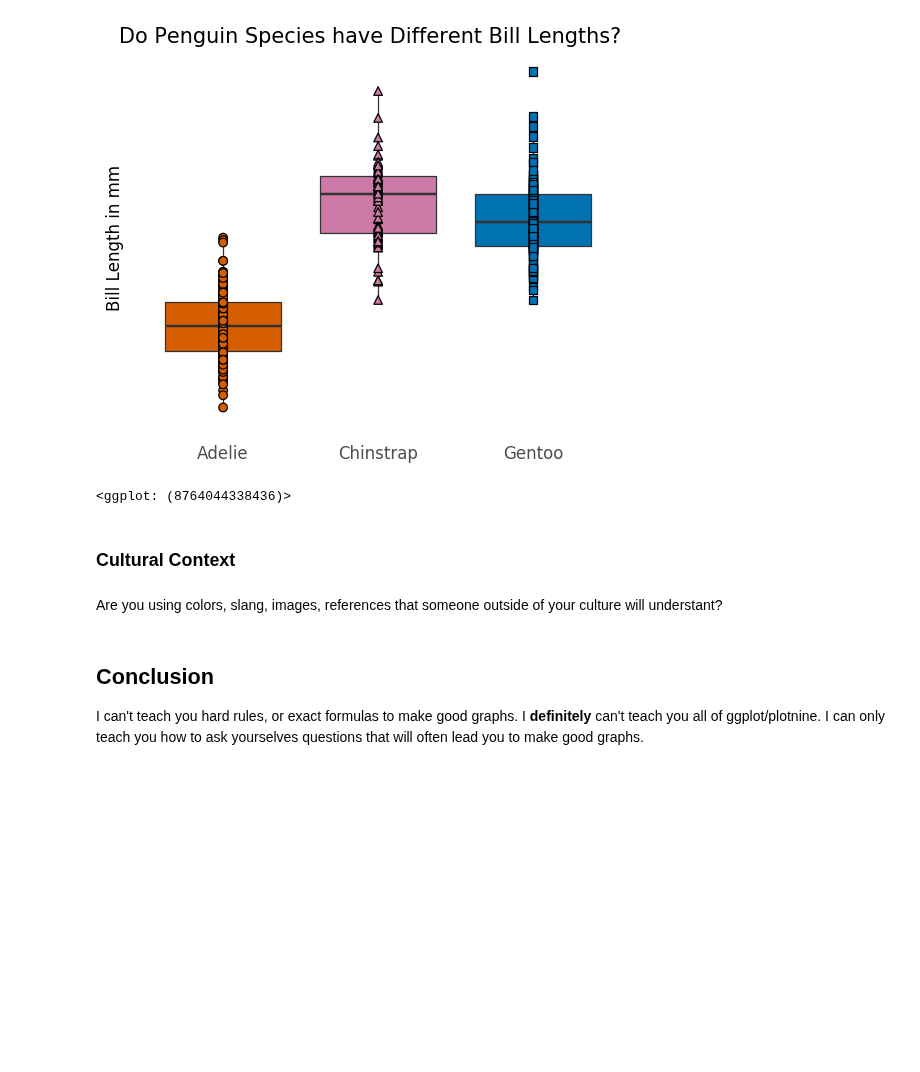
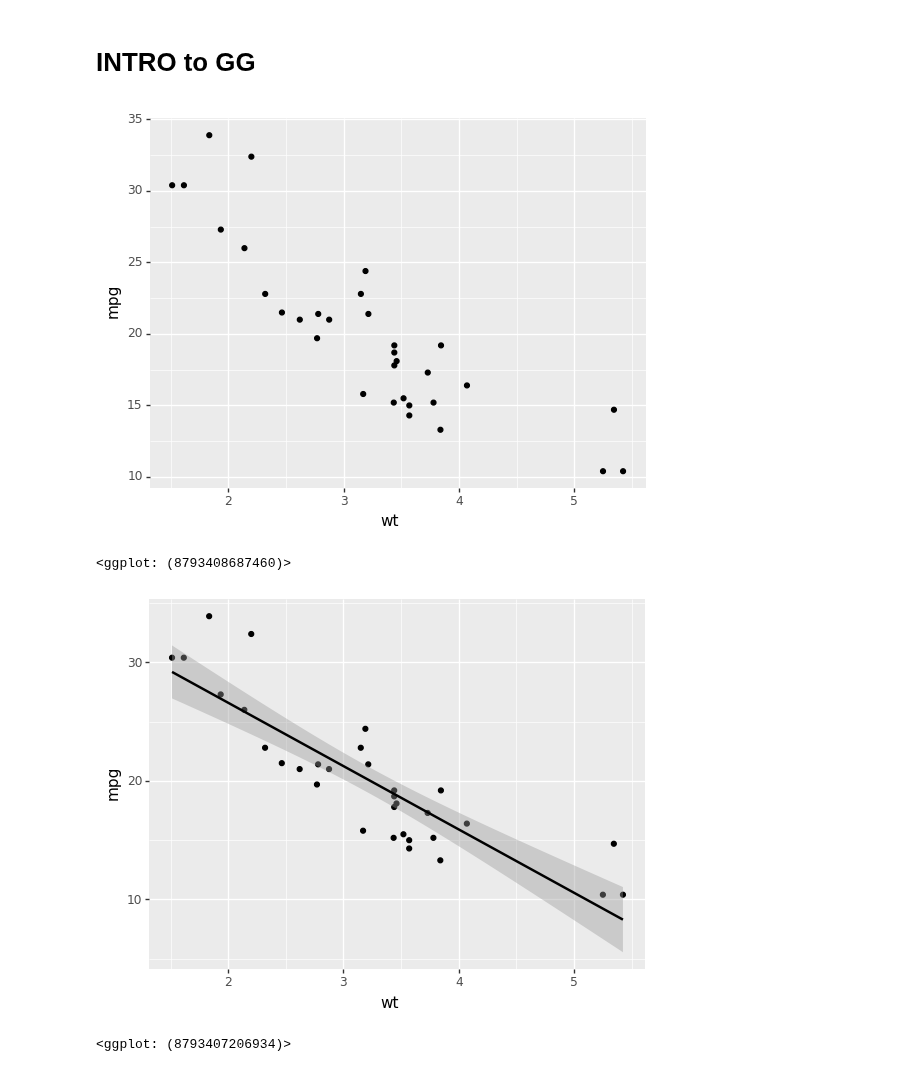
Before and after one commit to chelseaparlett/CPSC392ParlettPelleriti, a Jupyter notebook: InClass/LectureNotebooks/Class5.ipynb, the cells around one changed output. Cells and saved outputs as stored; diff of their text form; code cells hidden in the pictures; blank space fills up the shorter version.

```diff
--- a/InClass/LectureNotebooks/Class5.ipynb
+++ b/InClass/LectureNotebooks/Class5.ipynb
@@ -192,32 +12,15 @@ https://www.color-hex.com/color-palette/49436
-# %%
-(ggplot(penguins, aes(x = "species",
-                     y = "bill_length_mm",
-                     fill = "species")) +
- geom_boxplot() +
- geom_point(aes(shape = "species"), size = 3) +
- ggtitle("Do Penguin Species have Different Bill Lengths?") +
- labs(x = "", y = "Bill Length in mm") +
- scale_fill_manual(["#d55e00", "#cc79a7", "#0072b2","#f0e442","#009e73"]) +
- theme_minimal() +
- theme(panel_grid_major_x = element_blank(),
-      panel_grid_major_y = element_blank(),
-      panel_grid_minor_y = element_blank(),
-      axis_text_y = element_blank(),
-      axis_text_x = element_text(size = 12),
-      axis_title_y = element_text(size = 12),
-      plot_title = element_text(size = 15),
-      legend_position = "none")
-)
-
-# can you increase the SIZE of elements (text, shapes, lines) to helpe people see each part better?
-# %% [output]
-[figure, removed]
-<ggplot: (8764044338436)>
-# %% [markdown]
-### Cultural Context
-# %% [markdown]
-Are you using colors, slang, images, references that someone outside of your culture will understant?
-# %% [markdown]
-## Conclusion
-
-I can't teach you hard rules, or exact formulas to make good graphs. I **definitely** can't teach you all of ggplot/plotnine. I can only teach you how to ask yourselves questions that will often lead you to make good graphs.
+# %% [markdown]
+# INTRO to GG
+# %%
+(ggplot(mtcars, aes('wt', 'mpg'))
+ + geom_point())
+# %% [output]
+[figure, added]
+<ggplot: (8793408687460)>
+# %%
+(ggplot(mtcars, aes('wt', 'mpg'))
+ + geom_point()
+ + stat_smooth(method='lm'))
+# %% [output]
+[figure, added]
+<ggplot: (8793407206934)>
```
Also changed, not shown: parts of 52 cells of this notebook, 1 other file.
